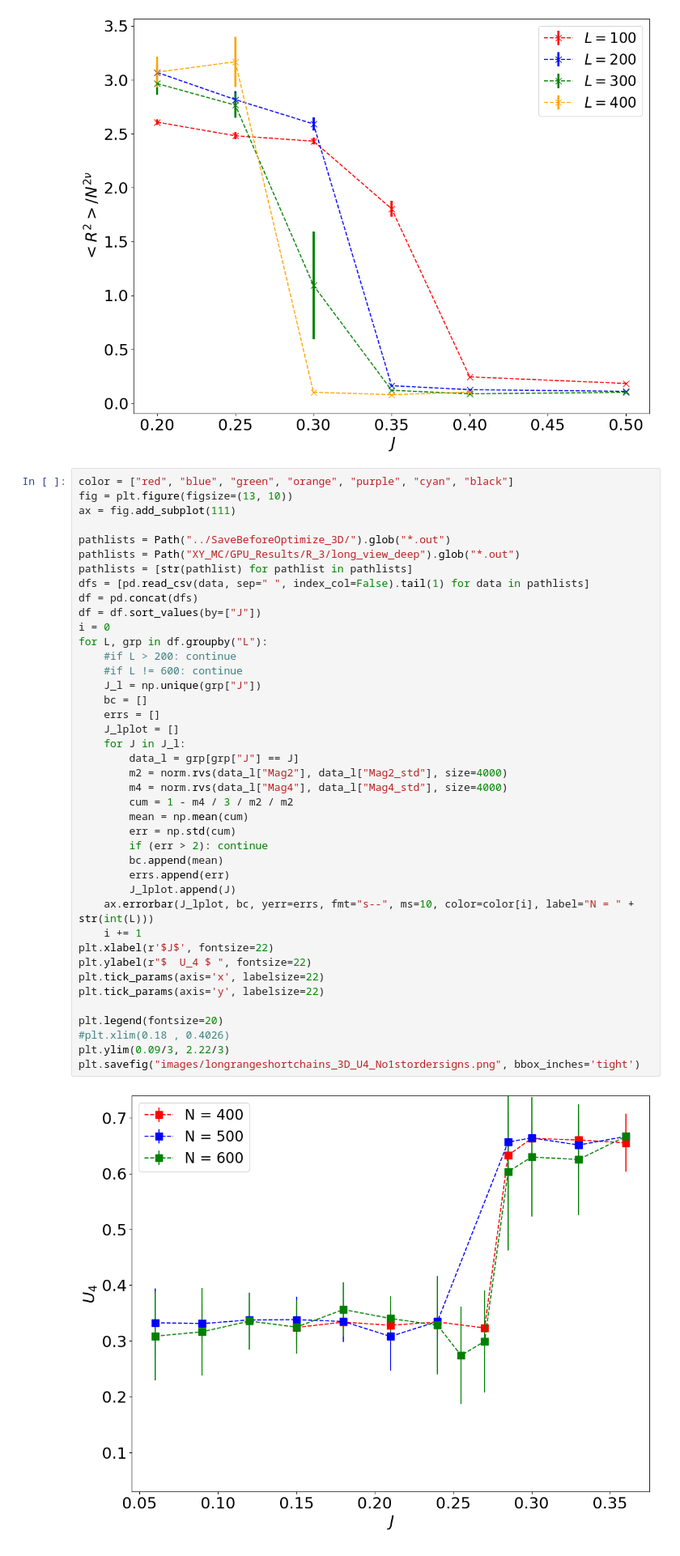
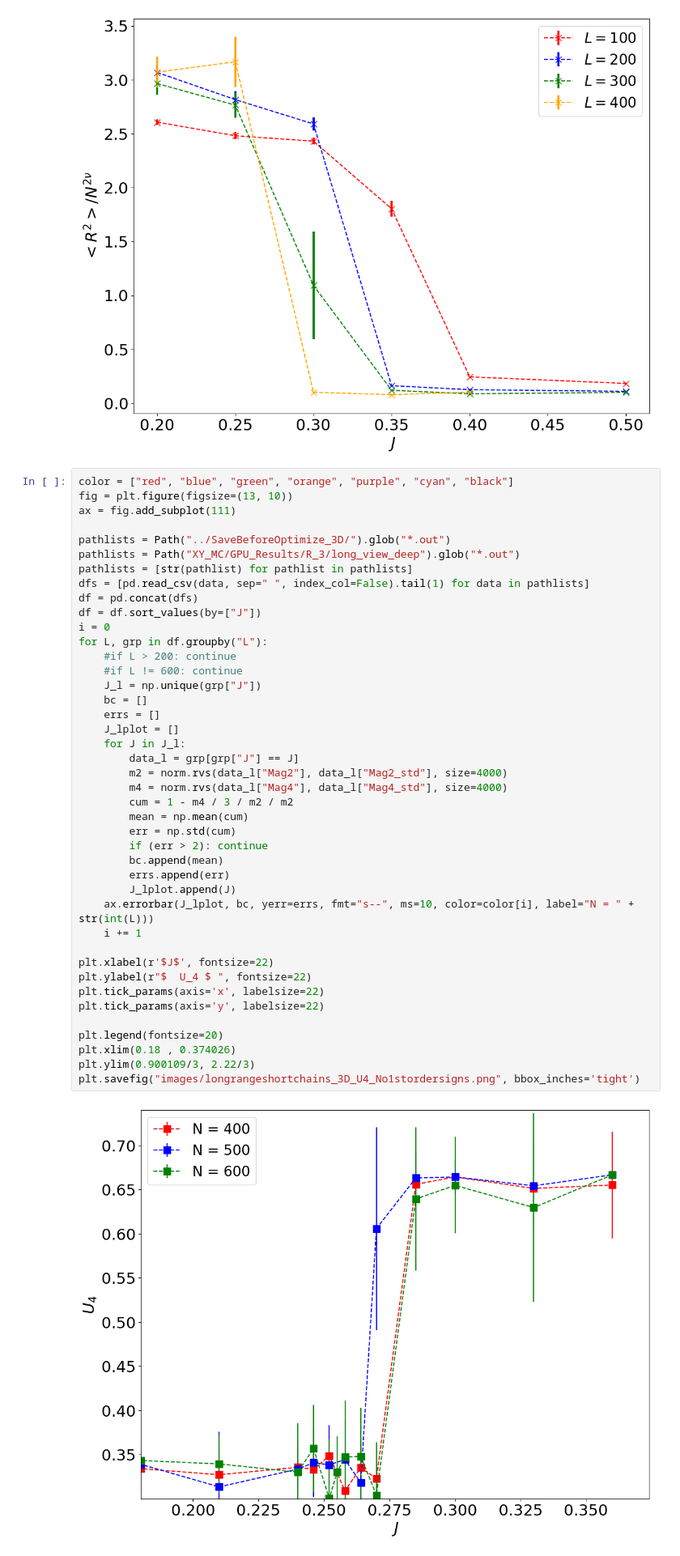
Before and after one commit to kamilla0503/Interaction-SAW-Models, a Jupyter notebook: data/TestMinumum.ipynb, the cells around one changed output. Shown: that part at 81% size. Saved outputs shown, nothing was run; the diff lists cells and outputs as text.

```diff
--- a/data/TestMinumum.ipynb
+++ b/data/TestMinumum.ipynb
@@ -245,36 +245,37 @@ df = pd.concat(dfs)
 df = df.sort_values(by=["J"])
 i = 0
 for L, grp in df.groupby("L"):
     #if L > 200: continue
     #if L != 600: continue
     J_l = np.unique(grp["J"])
     bc = []
     errs = []
     J_lplot = []
     for J in J_l:
         data_l = grp[grp["J"] == J]
         m2 = norm.rvs(data_l["Mag2"], data_l["Mag2_std"], size=4000)
         m4 = norm.rvs(data_l["Mag4"], data_l["Mag4_std"], size=4000)
         cum = 1 - m4 / 3 / m2 / m2
         mean = np.mean(cum)
         err = np.std(cum)
         if (err > 2): continue
         bc.append(mean)
         errs.append(err)
         J_lplot.append(J)
     ax.errorbar(J_lplot, bc, yerr=errs, fmt="s--", ms=10, color=color[i], label="N = " + str(int(L)))
     i += 1
+
 plt.xlabel(r'$J$', fontsize=22)
 plt.ylabel(r"$  U_4 $ ", fontsize=22)
 plt.tick_params(axis='x', labelsize=22)
 plt.tick_params(axis='y', labelsize=22)
 
 plt.legend(fontsize=20)
-#plt.xlim(0.18 , 0.4026)
-plt.ylim(0.09/3, 2.22/3)
+plt.xlim(0.18 , 0.374026)
+plt.ylim(0.900109/3, 2.22/3)
 plt.savefig("images/longrangeshortchains_3D_U4_No1stordersigns.png", bbox_inches='tight')
 # %% [output]
-[figure, old version]
+[figure, new version]
 # %%
 print(np.linspace(0.24, 0.27, 6))
 # %% [output]
```
Also changed, not shown: parts of 1 cell of this notebook, 3 other files.
